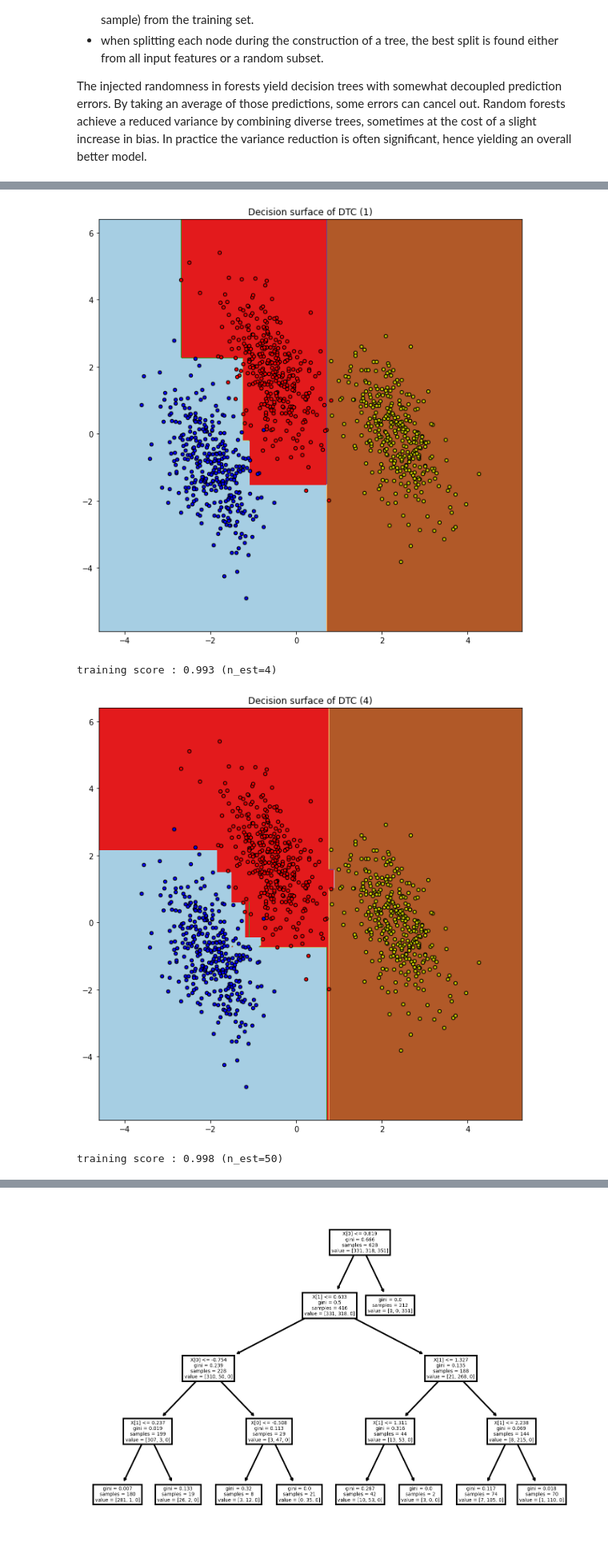
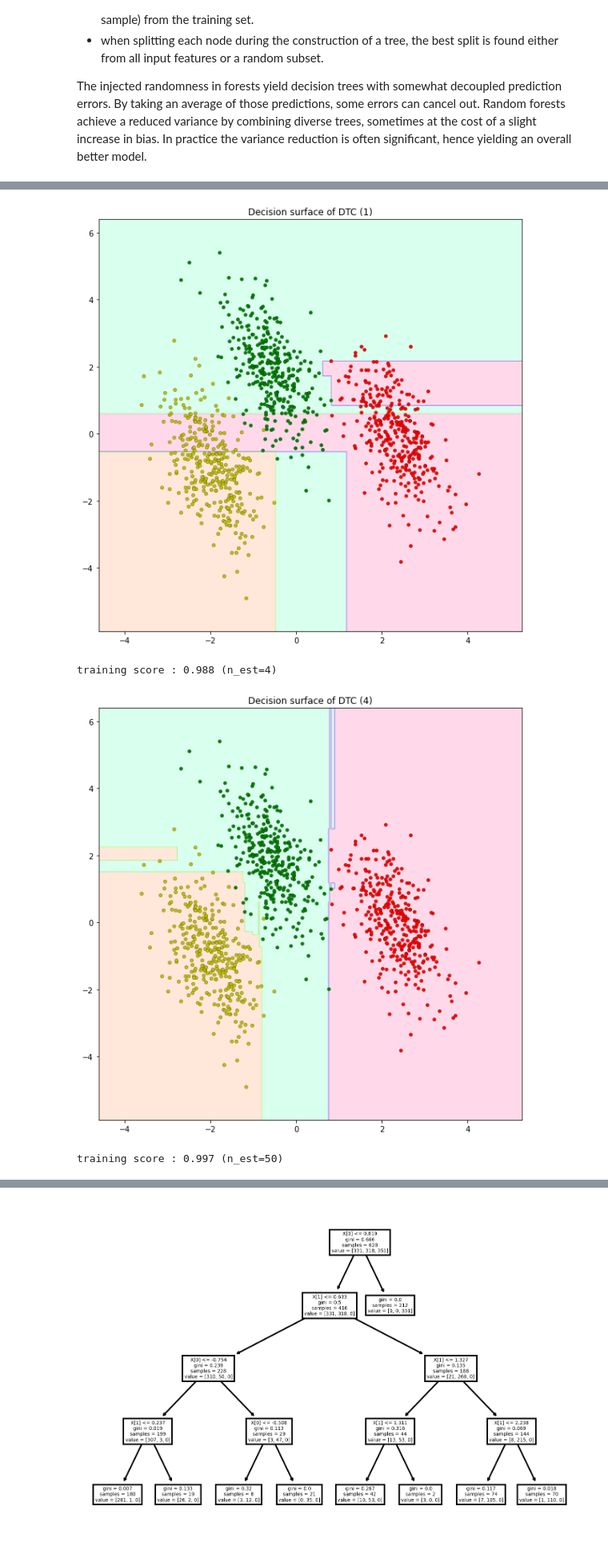
Before and after one commit to neworldemancer/DSF5, a Jupyter notebook: Course_2.ipynb, the cells around one changed output, grey strips where cells are left out. Shown at 80% size. Saved outputs shown, nothing was run; the diff lists cells and outputs as text; code cells hidden in the pictures.

```diff
--- a/Course_2.ipynb
+++ b/Course_2.ipynb
@@ -126,0 +179,6 @@ def house_prices_dataset_normed():
+# %%
+x, y = make_blobs(n_samples=1000, centers=[[0,0], [5,5], [10, 0]])
+colors = "ygr"
+for i, color in enumerate(colors):
+    idx = y == i
+    plt.scatter(x[idx, 0], x[idx, 1], c=color, edgecolor='gray', s=25)
@@ -203,15 +280,15 @@ for depth in (1, 2, 3, 4):
     # Put the result into a color plot
     Z = Z.reshape(xx.shape)
     fig, ax = plt.subplots(1, 2,  figsize=(14,7), dpi=300)
-    ax[0].contourf(xx, yy, Z, cmap=plt.cm.Paired)
+    ax[0].contourf(xx, yy, Z, cmap='hsv', alpha=0.15)
     ax[0].set_title("Decision surface of DTC (%d)" % depth)
 
     # Plot also the training points
-    colors = "bry"
+    colors = "ygr"
     for i, color in zip(dtc.classes_, colors):
         idx = np.where(y == i)
-        ax[0].scatter(X[idx, 0], X[idx, 1], c=color, cmap=plt.cm.Paired,
-                    edgecolor='black', s=20)
+        ax[0].scatter(X[idx, 0], X[idx, 1], c=color,
+                    edgecolor='black', s=20, linewidth=0.2)
 
     tree.plot_tree(dtc, ax=ax[1]);
 
@@ -264,16 +341,16 @@ for n_est in (1, 4, 50):
     # Put the result into a color plot
     Z = Z.reshape(xx.shape)
     plt.figure(figsize=(10,10))
-    plt.contourf(xx, yy, Z, cmap=plt.cm.Paired)
+    plt.contourf(xx, yy, Z, cmap='hsv', alpha=0.15)
     plt.title("Decision surface of DTC (%d)" % n_est)
     plt.axis('tight')
 
     # Plot also the training points
-    colors = "bry"
+    colors = 'ygr'
     for i, color in enumerate(colors):
         idx = np.where(y == i)
-        plt.scatter(X[idx, 0], X[idx, 1], c=color, cmap=plt.cm.Paired,
-                    edgecolor='black', s=20)
+        plt.scatter(X[idx, 0], X[idx, 1], c=color,
+                    edgecolor='black', s=20, linewidth=0.2)
 
     # Plot the three one-against-all classifiers
     xmin, xmax = plt.xlim()
@@ -286,4 +363,4 @@ training score : 0.984 (n_est=1)
-[figure, old version]
+[figure, new version]
-training score : 0.993 (n_est=4)
+training score : 0.988 (n_est=4)
-[figure, old version]
+[figure, new version]
-training score : 0.998 (n_est=50)
+training score : 0.997 (n_est=50)
```
Also changed, not shown: parts of 25 cells of this notebook, 3 other files.
